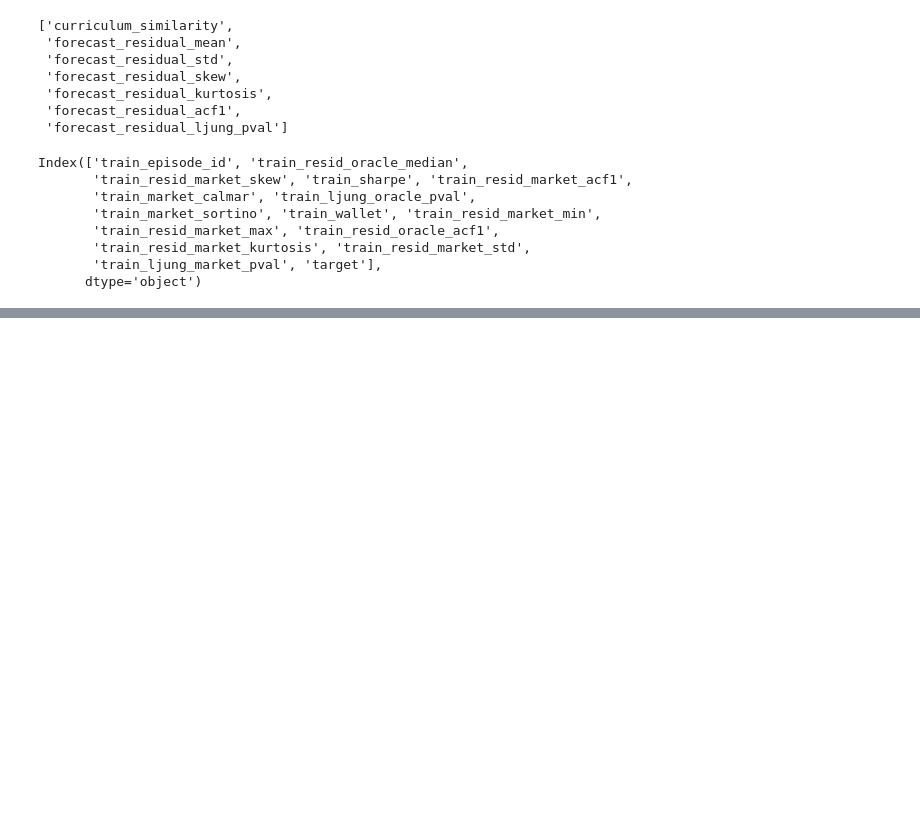
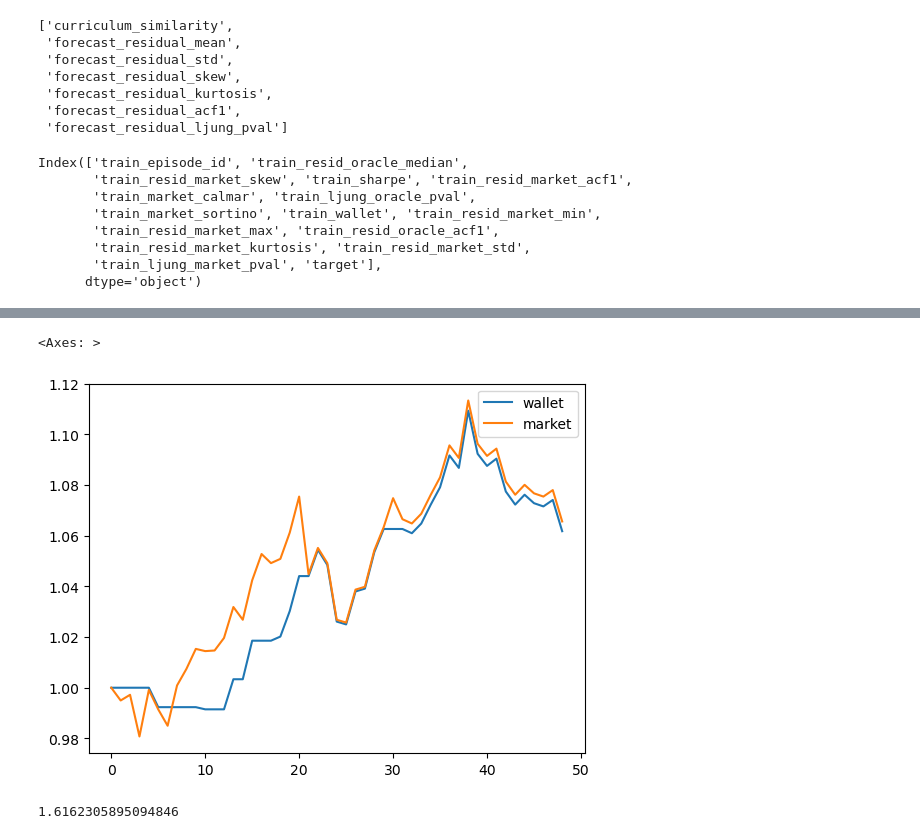
Before and after one commit to pihh/RL-Stock-Market-Masterpiece-Human-x-AI-Collab, a Jupyter notebook: notebooks/⚙️ KERNEL #3 - Meta-Learning Layer.ipynb, the cells around one changed output, grey strips where cells are left out. Drawn from its saved outputs; the diff is of its cells as text; code cells hidden in the pictures; blank space fills up the shorter version.

```diff
--- a/notebooks/⚙️ KERNEL #3 - Meta-Learning Layer.ipynb
+++ b/notebooks/⚙️ KERNEL #3 - Meta-Learning Layer.ipynb
@@ -1611,0 +1795,11 @@ g,b
+# %%
+pd.DataFrame({"wallet":test_env.wallet_progress,"market":test_env.market_progress}).plot()
+# %% [output]
+<Axes: >
+[figure, added]
+# %%
+test_env.total_reward
+# v2 -
+# v4 - 0.598607849132377
+# %% [output]
+1.6162305895094846
```
Also changed, not shown: parts of 18 cells of this notebook, 3 other files.
